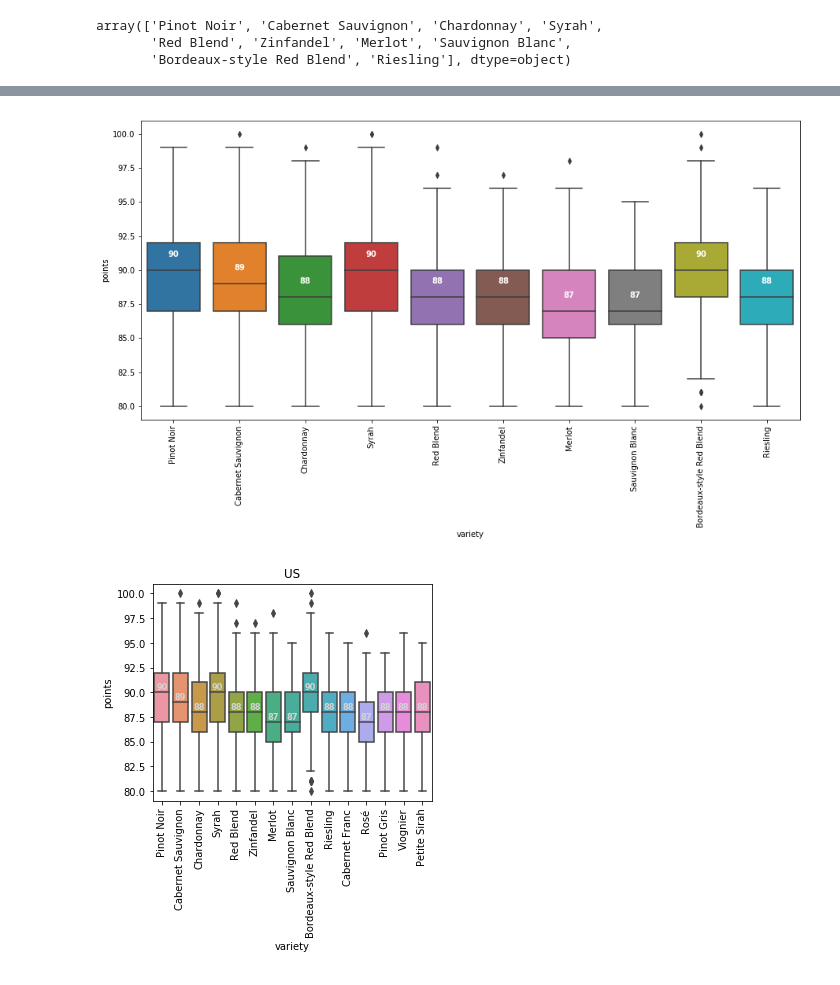
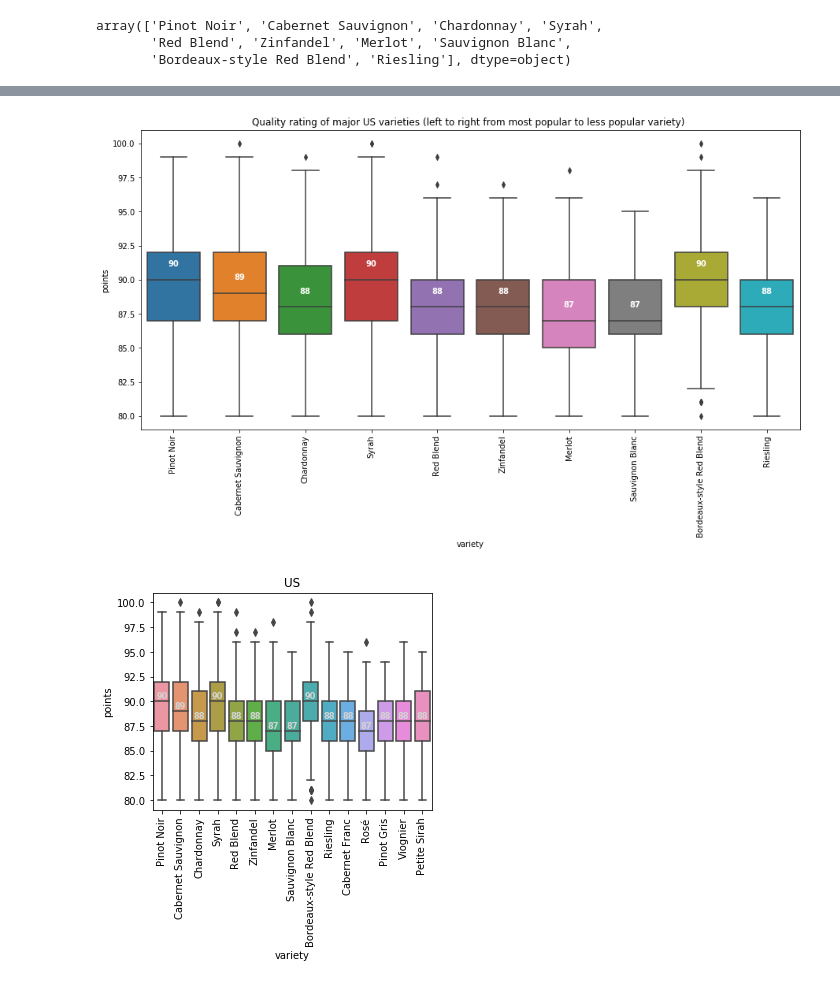
Before and after one commit to lenuel/Wine-Analysis, a Jupyter notebook: wine-analysis.ipynb, the cells around one changed output, grey strips where cells are left out. Cells and saved outputs as stored; diff of their text form; code cells hidden in the pictures.

```diff
--- a/wine-analysis.ipynb
+++ b/wine-analysis.ipynb
@@ -70,7 +72,9 @@ wine_clmn_reduced.head()
 # %%
 #missing by rows
 #drop rows with missing price
-wine_row_reduced = wine_clmn_reduced.dropna(subset=['price'], how='any')
-print(wine_row_reduced.shape)
-wine_row_reduced.head()
+#Since country is one of the most important attribute to predict price. We will drop 59 rows with missing country.
+wine_row_reduced = wine_clmn_reduced.dropna(subset=['country','variety', 'price'], how='any')
+#check missing values by column again
+print("Number of rows, columns:", (wine_row_reduced.shape[0], wine_row_reduced.shape[1]))
+wine_row_reduced.isnull().sum().sort_values(ascending=False)
 # %% [output]
@@ -99,6 +92,0 @@ dtype: int64
-# %%
-#Since country is one of the most important attribute to predict price. We will drop 59 rows with missing country.
-wine_row_reduced = wine_row_reduced.dropna(subset=['country','variety'], how='any')
-#check missing values by column again
-print("Number of rows, columns:", (wine_row_reduced.shape[0], wine_row_reduced.shape[1]))
-wine_row_reduced.isnull().sum().sort_values(ascending=False)
@@ -241,5 +182,6 @@ array(['Pinot Noir', 'Cabernet Sauvignon', 'Chardonnay', 'Syrah',
        'Red Blend', 'Zinfandel', 'Merlot', 'Sauvignon Blanc',
        'Bordeaux-style Red Blend', 'Riesling'], dtype=object)
 # %%
+wine_groupped.drop(["counts"], axis=1, inplace=True)
 wine_groupped[wine_groupped['variety'].isin(variety_list)][wine_groupped['country']=='US']
 # %% [output]
@@ -264,20 +206,21 @@ wine_groupped[wine_groupped['variety'].isin(variety_list)][wine_groupped['countr
 # %%
 df = wine_groupped[wine_groupped['variety'].isin(variety_list)][wine_groupped['country']=='US']
 
 fig, ax = plt.subplots(figsize = (15,7))
 chart = sns.boxplot(x='variety',y='points', data=df, ax = ax, order=variety_list)
 
 medians = us['points'].values
 median_labels = [str(int(s)) for s in medians]
 
 pos = range(len(medians))
 for tick,label in zip(pos,ax.get_xticklabels()):
     ax.text(pos[tick], medians[tick] + 1.0, median_labels[tick],
             horizontalalignment='center', size='medium', color='w', weight='semibold')
 plt.xticks(rotation = 90)
+plt.title("Quality rating of major US varieties (left to right from most popular to less popular variety) ")
 plt.show()
 # %% [output]
-[figure, old version]
+[figure, new version]
 # %%
 #Create function that will determine 10 top wine varieties for a given country
 #and plot boxplot diagram of median points for these 10 varieties
```
Also changed, not shown: parts of 44 cells of this notebook.
